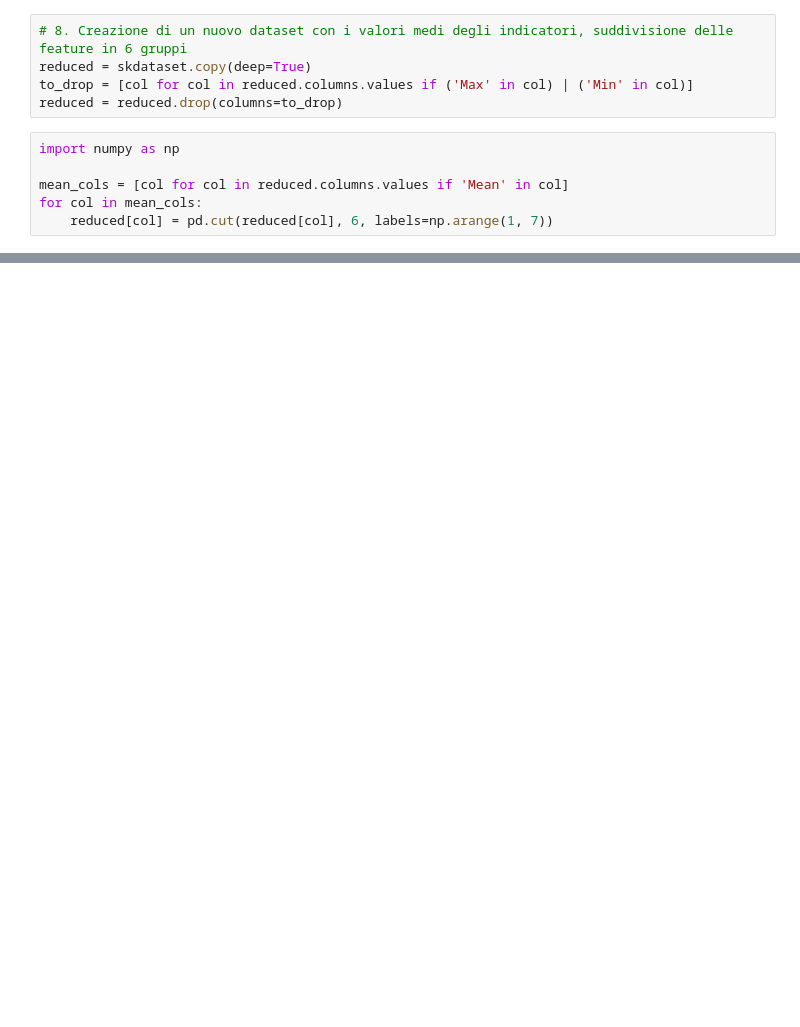
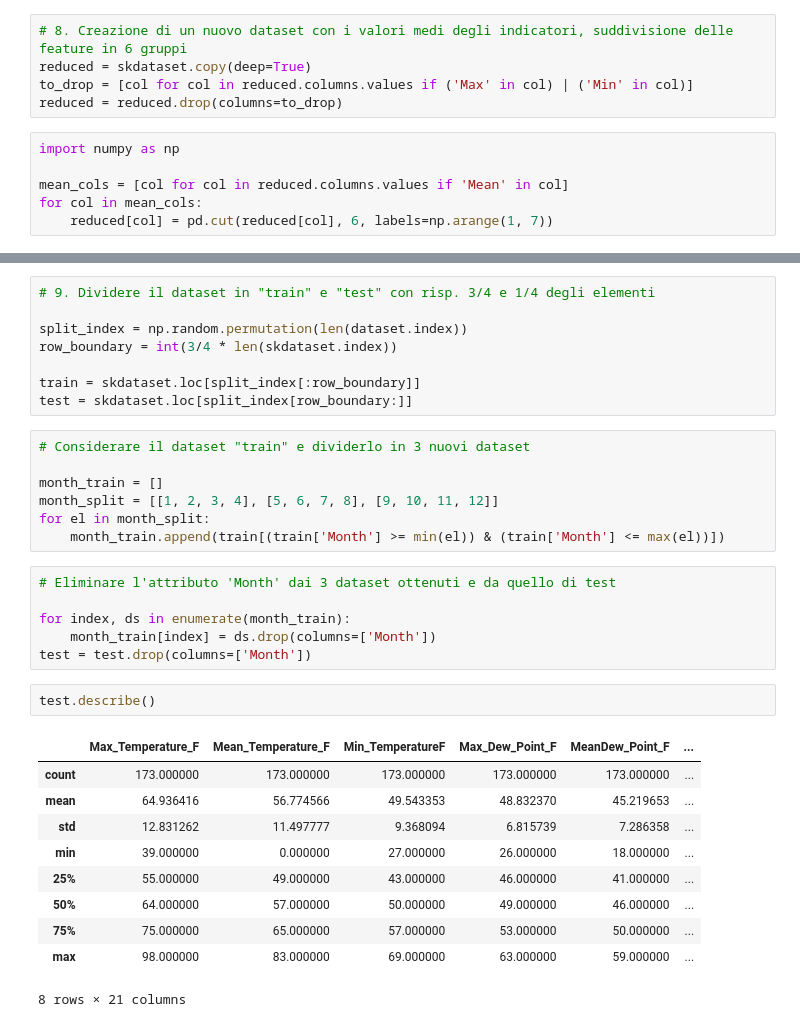
Before and after one commit to enrico-ghidoni/bda-lab-2019, a Jupyter notebook: exam-2017-02-07/enrico-ghidoni.ipynb, the cells around one changed output, grey strips where cells are left out. Cells and saved outputs as stored; diff of their text form; blank space fills up the shorter version.

```diff
--- a/exam-2017-02-07/enrico-ghidoni.ipynb
+++ b/exam-2017-02-07/enrico-ghidoni.ipynb
@@ -361,0 +332,34 @@ print(model.score(X_test, y_test))
+# %%
+# 9. Dividere il dataset in "train" e "test" con risp. 3/4 e 1/4 degli elementi
+
+split_index = np.random.permutation(len(dataset.index))
+row_boundary = int(3/4 * len(skdataset.index))
+
+train = skdataset.loc[split_index[:row_boundary]]
+test = skdataset.loc[split_index[row_boundary:]]
+# %%
+# Considerare il dataset "train" e dividerlo in 3 nuovi dataset
+
+month_train = []
+month_split = [[1, 2, 3, 4], [5, 6, 7, 8], [9, 10, 11, 12]]
+for el in month_split:
+    month_train.append(train[(train['Month'] >= min(el)) & (train['Month'] <= max(el))])
+# %%
+# Eliminare l'attributo 'Month' dai 3 dataset ottenuti e da quello di test
+
+for index, ds in enumerate(month_train):
+    month_train[index] = ds.drop(columns=['Month'])
+test = test.drop(columns=['Month'])
+# %%
+test.describe()
+# %% [output]
+|  | Max_Temperature_F | Mean_Temperature_F | Min_TemperatureF | Max_Dew_Point_F | MeanDew_Point_F | ... |
+| count | 173.000000 | 173.000000 | 173.000000 | 173.000000 | 173.000000 | ... |
+| mean | 64.936416 | 56.774566 | 49.543353 | 48.832370 | 45.219653 | ... |
+| std | 12.831262 | 11.497777 | 9.368094 | 6.815739 | 7.286358 | ... |
+| min | 39.000000 | 0.000000 | 27.000000 | 26.000000 | 18.000000 | ... |
+| 25% | 55.000000 | 49.000000 | 43.000000 | 46.000000 | 41.000000 | ... |
+| 50% | 64.000000 | 57.000000 | 50.000000 | 49.000000 | 46.000000 | ... |
+| 75% | 75.000000 | 65.000000 | 57.000000 | 53.000000 | 50.000000 | ... |
+| max | 98.000000 | 83.000000 | 69.000000 | 63.000000 | 59.000000 | ... |
+8 rows × 21 columns
```
Also changed, not shown: parts of 19 cells of this notebook, 12 other files.
